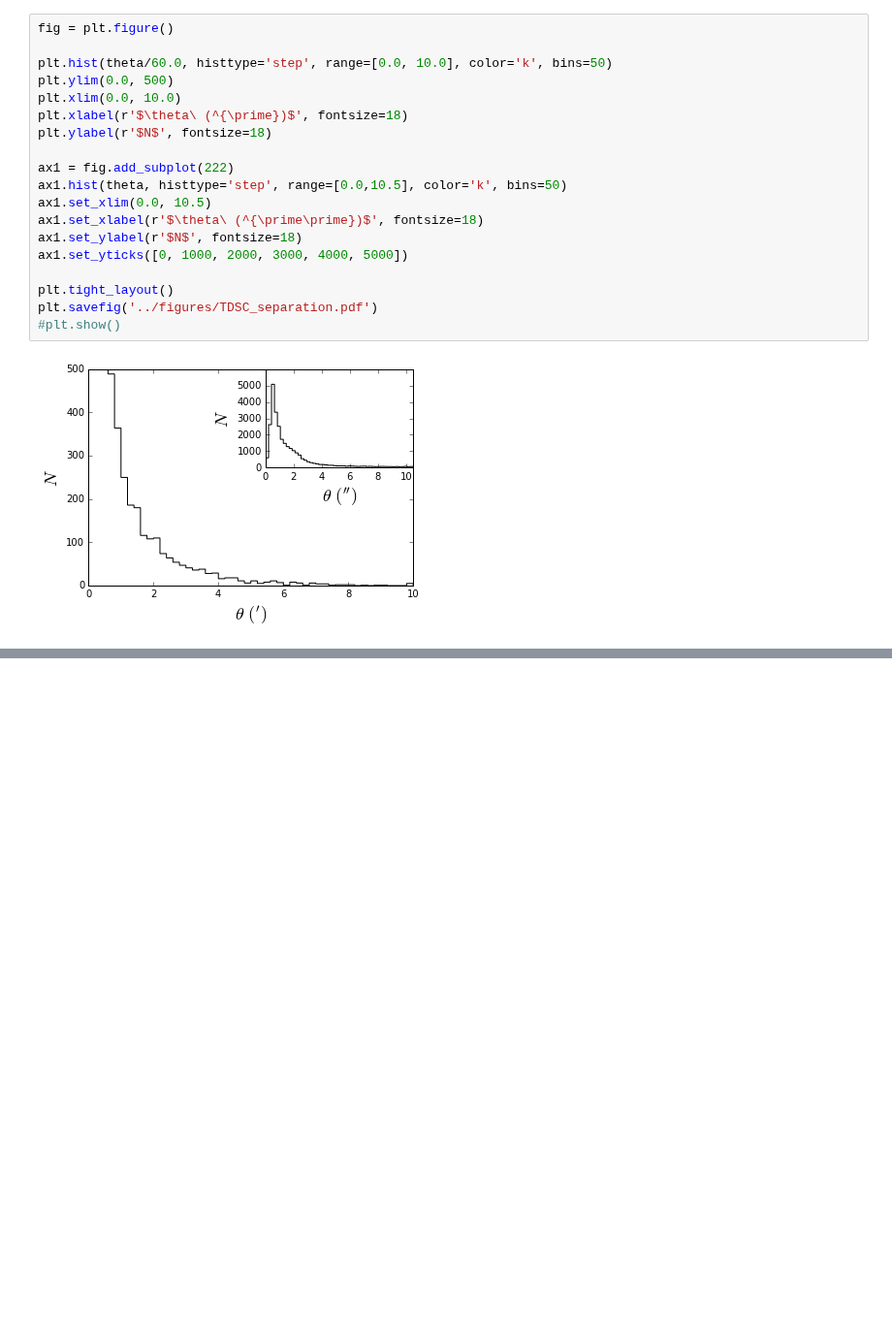
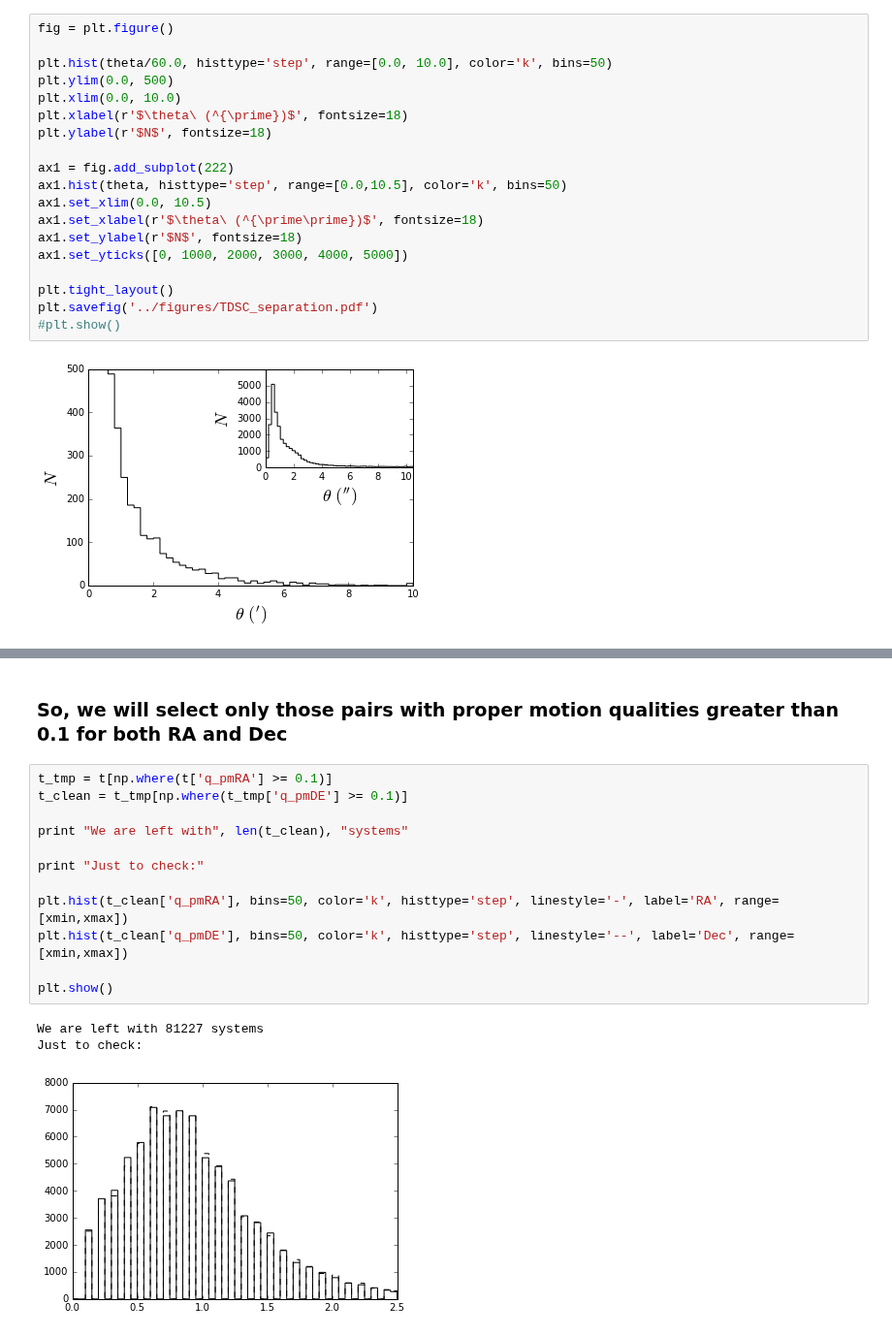
Before and after one commit to astroJeff/gaia_binaries, a Jupyter notebook: notebooks/Tycho-2 Data.ipynb, the cells around one changed output, grey strips where cells are left out. Shown at 97% size. Saved outputs shown, nothing was run; the diff lists cells and outputs as text; blank space fills up the shorter version.

```diff
--- a/notebooks/Tycho-2 Data.ipynb
+++ b/notebooks/Tycho-2 Data.ipynb
@@ -138,0 +161,18 @@ plt.savefig('../figures/TDSC_separation.pdf')
+# %% [markdown]
+### So, we will select only those pairs with proper motion qualities greater than 0.1 for both RA and Dec
+# %%
+t_tmp = t[np.where(t['q_pmRA'] >= 0.1)]
+t_clean = t_tmp[np.where(t_tmp['q_pmDE'] >= 0.1)]
+
+print "We are left with", len(t_clean), "systems"
+
+print "Just to check:"
+
+plt.hist(t_clean['q_pmRA'], bins=50, color='k', histtype='step', linestyle='-', label='RA', range=[xmin,xmax])
+plt.hist(t_clean['q_pmDE'], bins=50, color='k', histtype='step', linestyle='--', label='Dec', range=[xmin,xmax])
+
+plt.show()
+# %% [output]
+We are left with 81227 systems
+Just to check:
+[figure, added]
```
Also changed, not shown: parts of 15 cells of this notebook.
